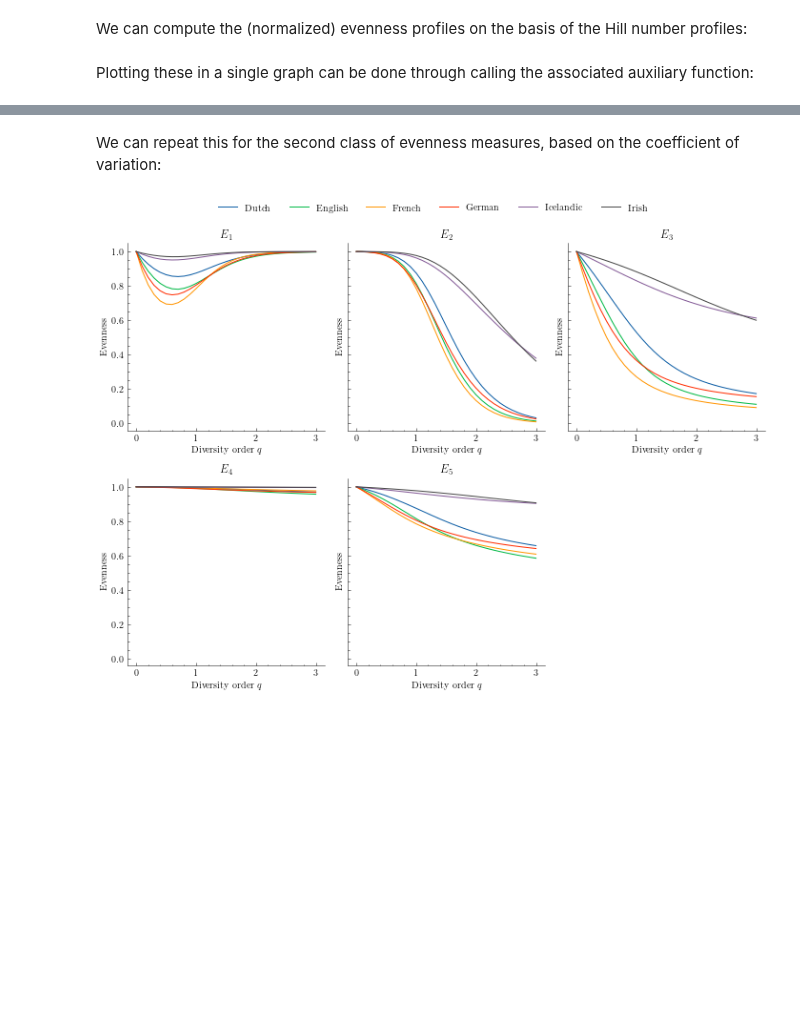
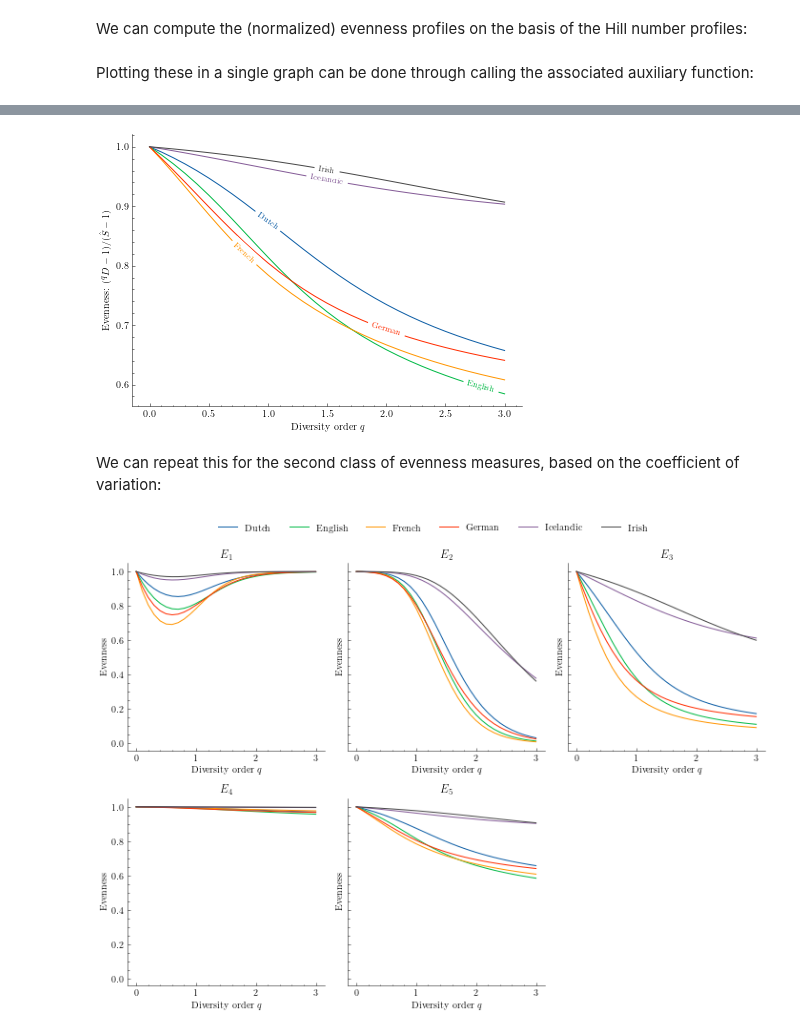
Before and after one commit to mikekestemont/forgotten-books, a Jupyter notebook: notebooks/analysis.ipynb, the cells around one changed output, grey strips where cells are left out. Saved outputs shown, nothing was run; the diff lists cells and outputs as text; code cells hidden in the pictures; blank space fills up the shorter version.

```diff
--- a/notebooks/analysis.ipynb
+++ b/notebooks/analysis.ipynb
@@ -357,3 +389,40 @@ plt.savefig('../outputs/evenness.pdf')
+# %%
+ax = evenness_plot(evennesses, figsize=(7, 5))
+ax.tick_params(axis='y', which='minor', left=True)
+lines, labels = ax.get_legend_handles_labels()
+ax.set_title(None)
+# ax.legend(lines, labels, loc = 'upper center', ncol=3, bbox_to_anchor=(0.5, 1.15), frameon=False)
+ax.get_legend().remove()
+
+qs = np.arange(0, 3.1, 0.1)
+
+ax.text(qs[10], evennesses['Dutch'][10], " " + "Dutch",
+        size="small", bbox=dict(facecolor='white', edgecolor="None", alpha=1),
+        color="C0", ha="center", va="center", rotation=-35.5)
+
+ax.text(qs[28], evennesses['English'][28], " " + "English",
+        size="small", bbox=dict(facecolor='white', edgecolor="None", alpha=1),
+        color="C1", ha="center", va="center", rotation=-14.5)
+
+ax.text(qs[8], evennesses['French'][8], " " + "French",
+        size="small", bbox=dict(facecolor='white', edgecolor="None", alpha=1),
+        color="C2", ha="center", va="center", rotation=-42.5)
+
+ax.text(qs[20], evennesses['German'][20], " " + "German",
+        size="small", bbox=dict(facecolor='white', edgecolor="None", alpha=1),
+        color="C3", ha="center", va="center", rotation=-16.5)
+
+ax.text(qs[15], evennesses['Icelandic'][15], " " + "Icelandic",
+        size="small", bbox=dict(facecolor='white', edgecolor="None", alpha=1),
+        color="C4", ha="center", va="center", rotation=-9.5)
+
+ax.text(qs[15], evennesses['Irish'][15], " " + "Irish",
+        size="small", bbox=dict(facecolor='white', edgecolor="None", alpha=1),
+        color="C5", ha="center", va="center", rotation=-9.5)
+
+plt.savefig('../outputs/evenness-inset-text.pdf')
+# %% [output]
+[figure, added]
 # %% [markdown]
 We can repeat this for the second class of evenness measures, based on the coefficient of variation:
 # %%
```
Also changed, not shown: parts of 3 cells of this notebook, 3 other files.
